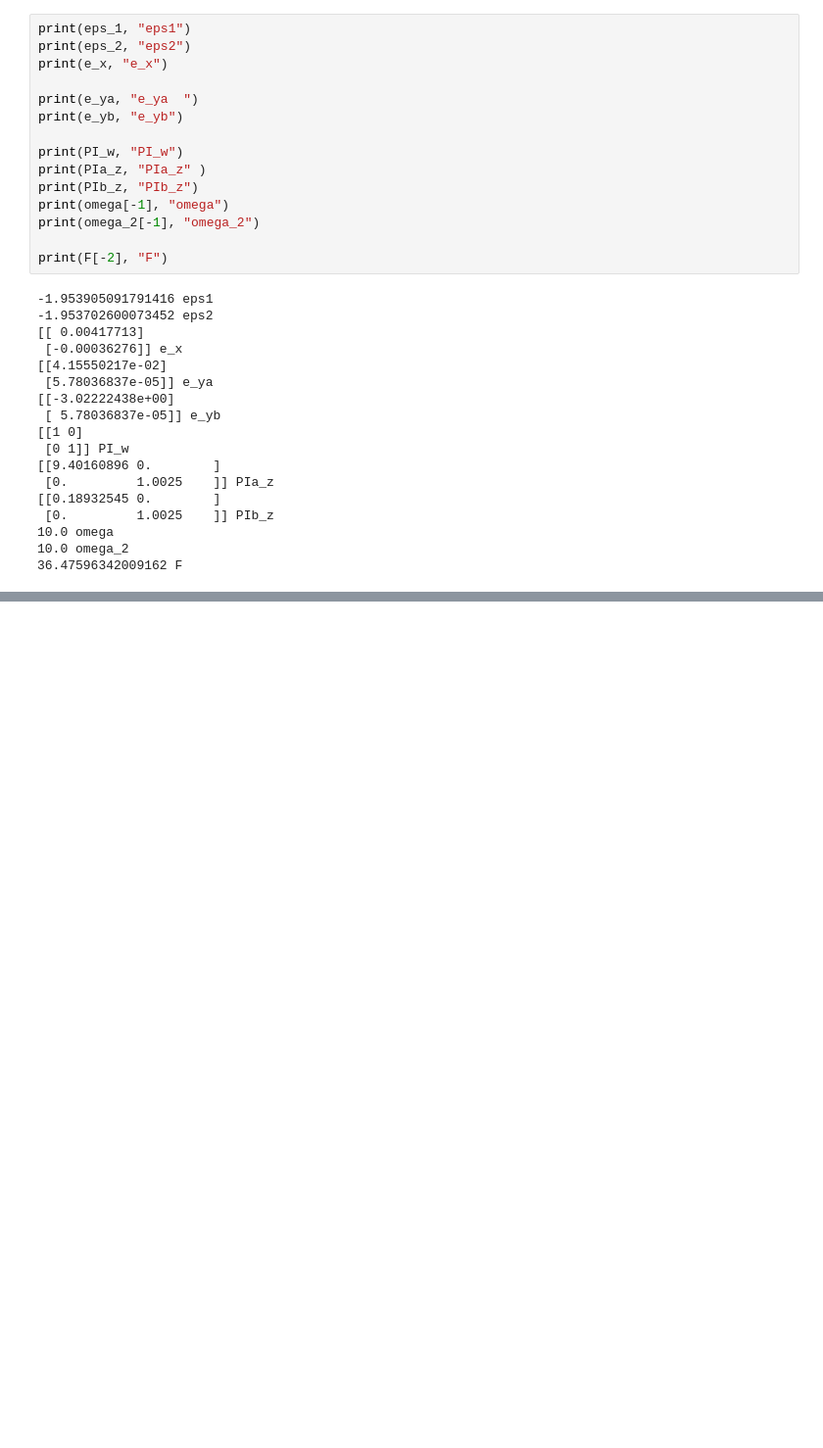
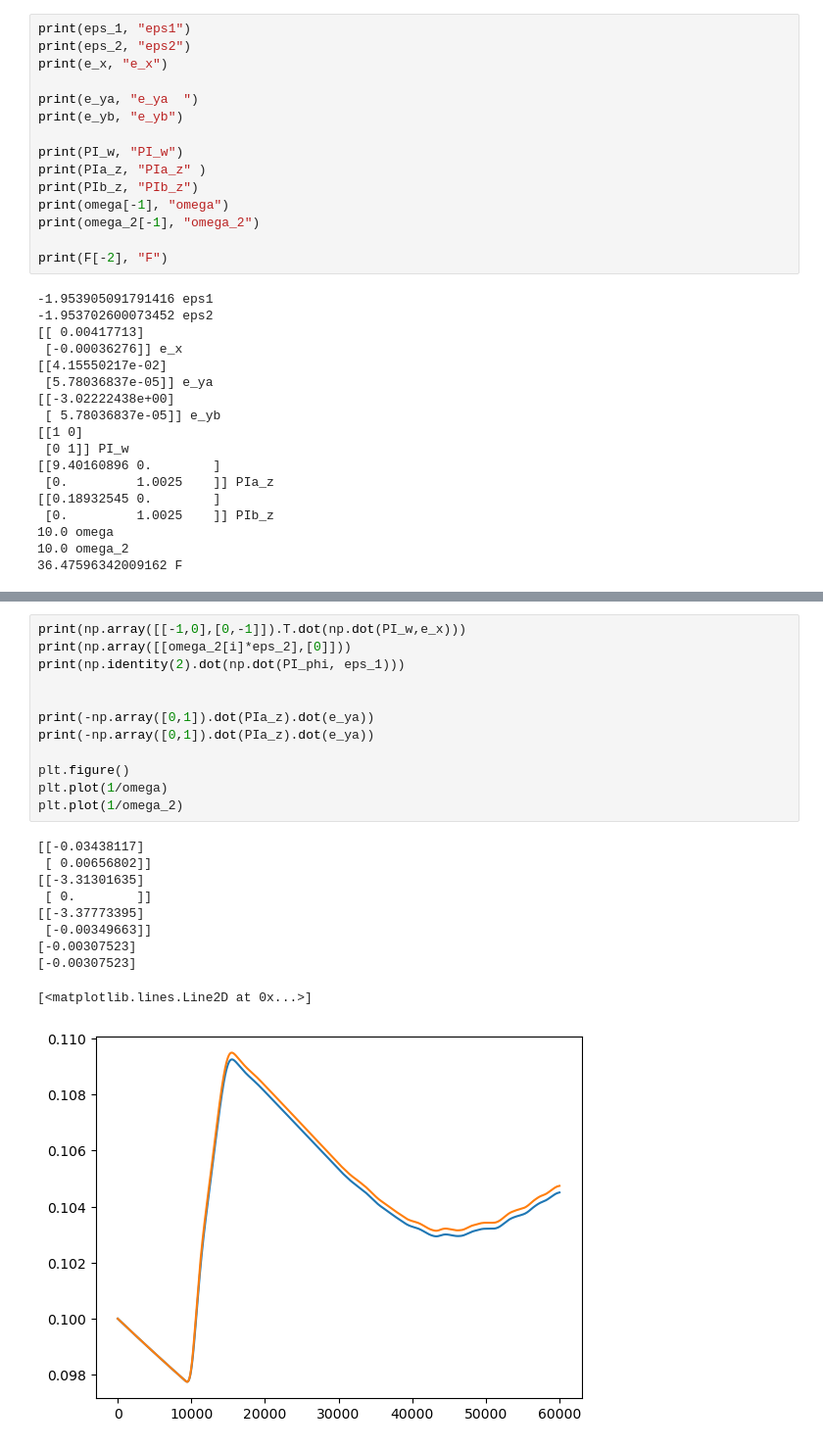
Before and after one commit to sebastiaan116/Affective-Active-Inference, a Jupyter notebook: internal_external.ipynb, the cells around one changed output, grey strips where cells are left out. Shown at 98% size. Saved outputs shown, nothing was run; the diff lists cells and outputs as text; blank space fills up the shorter version.

```diff
--- a/internal_external.ipynb
+++ b/internal_external.ipynb
@@ -388,3 +387,26 @@ KeyboardInterrupt
+# %%
+print(np.array([[-1,0],[0,-1]]).T.dot(np.dot(PI_w,e_x)))
+print(np.array([[omega_2[i]*eps_2],[0]]))
+print(np.identity(2).dot(np.dot(PI_phi, eps_1)))
+
+
+print(-np.array([0,1]).dot(PIa_z).dot(e_ya))
+print(-np.array([0,1]).dot(PIa_z).dot(e_ya))
+
+plt.figure()
+plt.plot(1/omega)
+plt.plot(1/omega_2)
+# %% [output]
+[[-0.03438117]
+ [ 0.00656802]]
+[[-3.31301635]
+ [ 0.        ]]
+[[-3.37773395]
+ [-0.00349663]]
+[-0.00307523]
+[-0.00307523]
+[<matplotlib.lines.Line2D at 0x...>]
+[figure, added]
 # %%
 #plot 3
 
```
Also changed, not shown: parts of 4 cells of this notebook, 3 other files.
